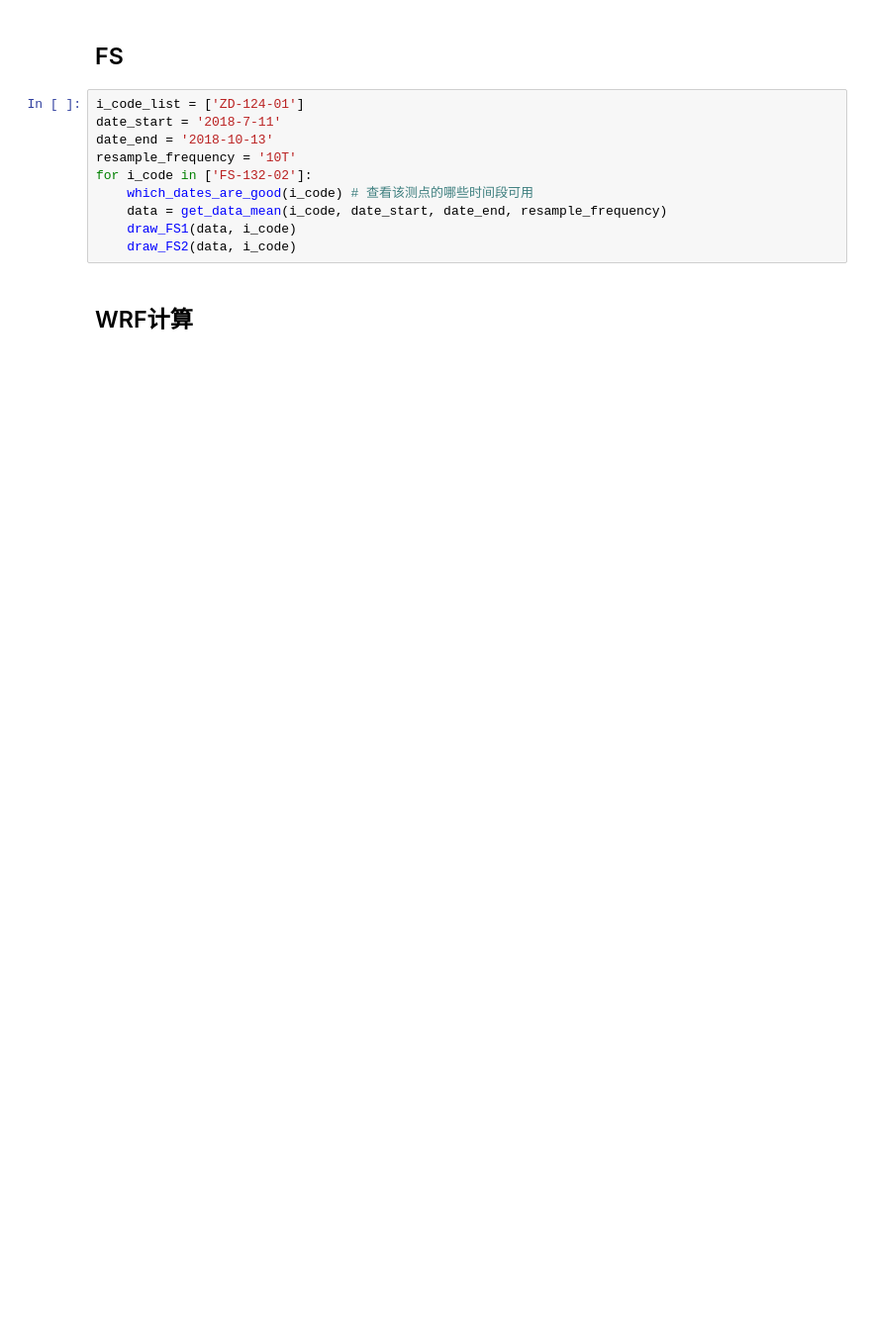
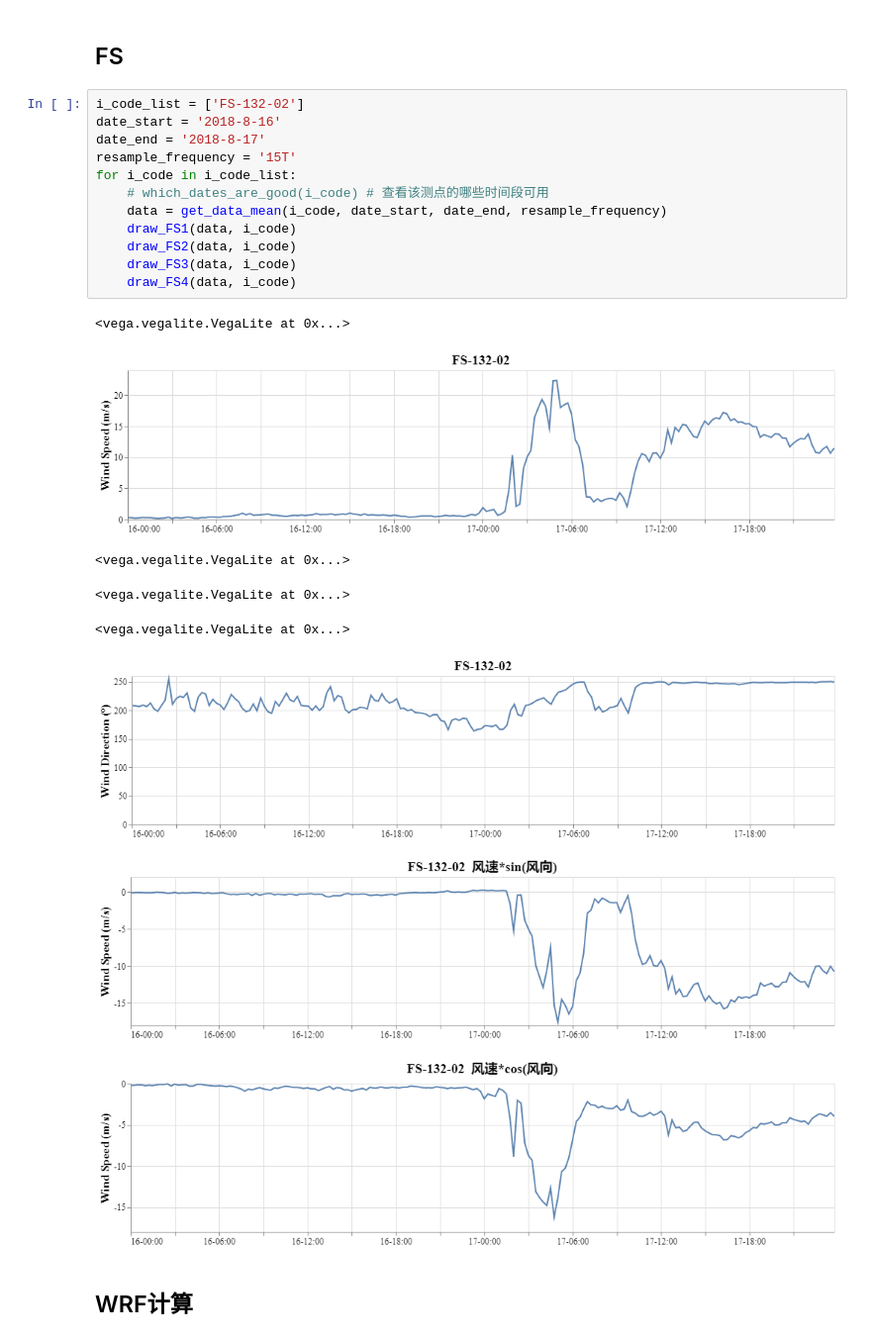
Before and after one commit to Zhen001/Structural-Health-Monitoring-1, a Jupyter notebook: 上海中心/Python脚本/SHZX-Data_export.ipynb, the cells around one changed output. Shown at 99% size. Drawn from its saved outputs; the diff is of its cells as text; blank space fills up the shorter version.

```diff
--- a/上海中心/Python脚本/SHZX-Data_export.ipynb
+++ b/上海中心/Python脚本/SHZX-Data_export.ipynb
@@ -155,15 +158,26 @@ for i_code in i_code_list:
 # %% [markdown]
 ## FS
 # %%
-i_code_list = ['ZD-124-01']
-date_start = '2018-7-11'
-date_end = '2018-10-13'
-resample_frequency = '10T'
-for i_code in ['FS-132-02']:
-    which_dates_are_good(i_code) # 查看该测点的哪些时间段可用
+i_code_list = ['FS-132-02']
+date_start = '2018-8-16'
+date_end = '2018-8-17'
+resample_frequency = '15T'
+for i_code in i_code_list:
+    # which_dates_are_good(i_code) # 查看该测点的哪些时间段可用
     data = get_data_mean(i_code, date_start, date_end, resample_frequency)
     draw_FS1(data, i_code)
     draw_FS2(data, i_code)
+    draw_FS3(data, i_code)
+    draw_FS4(data, i_code)
+# %% [output]
+<vega.vegalite.VegaLite at 0x...>
+[figure, added]
+<vega.vegalite.VegaLite at 0x...>
+<vega.vegalite.VegaLite at 0x...>
+<vega.vegalite.VegaLite at 0x...>
+[figure, added]
+[figure, added]
+[figure, added]
 # %% [markdown]
 ## WRF计算
 # %%
```
Also changed, not shown: parts of 3 cells of this notebook, 1 other file.
